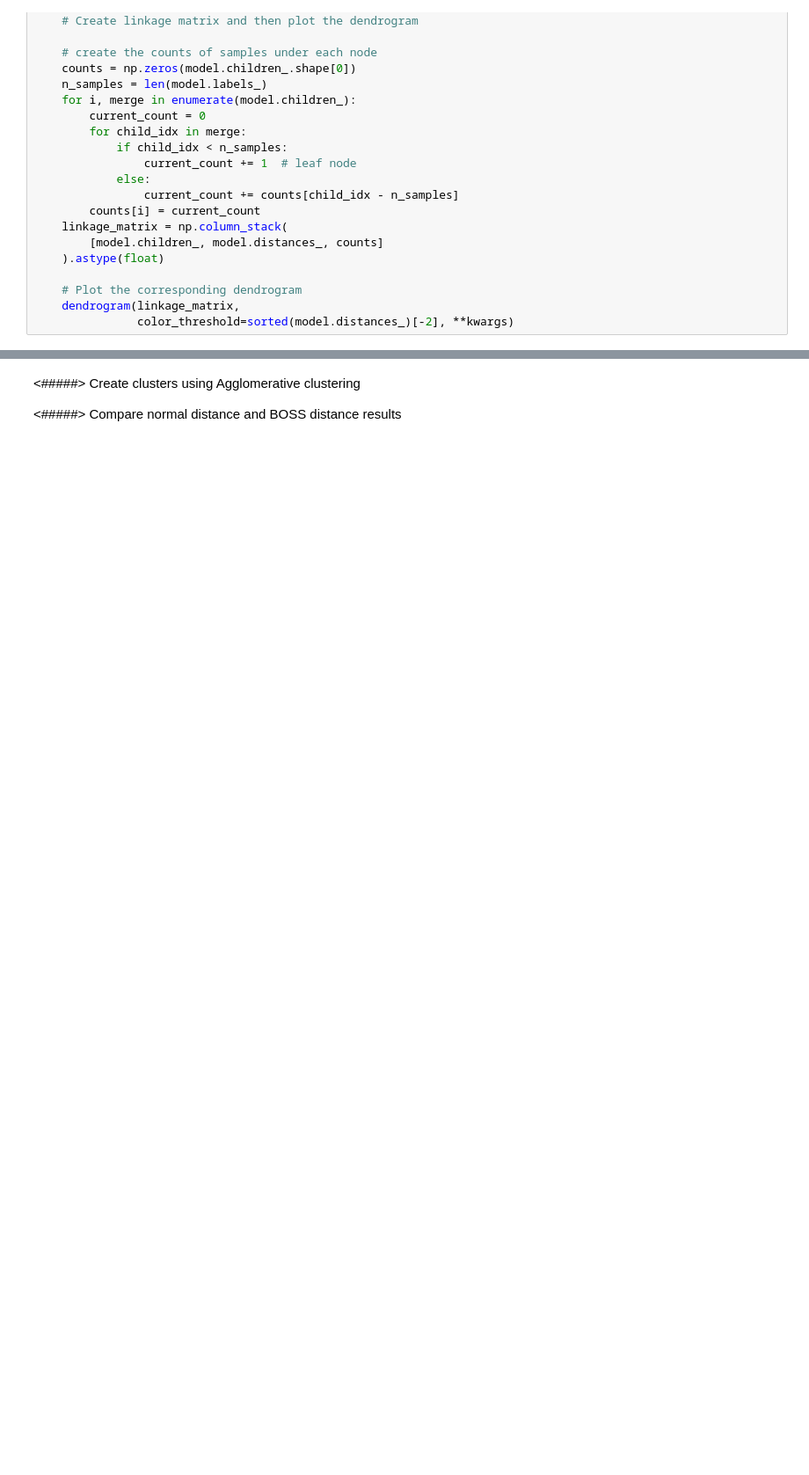
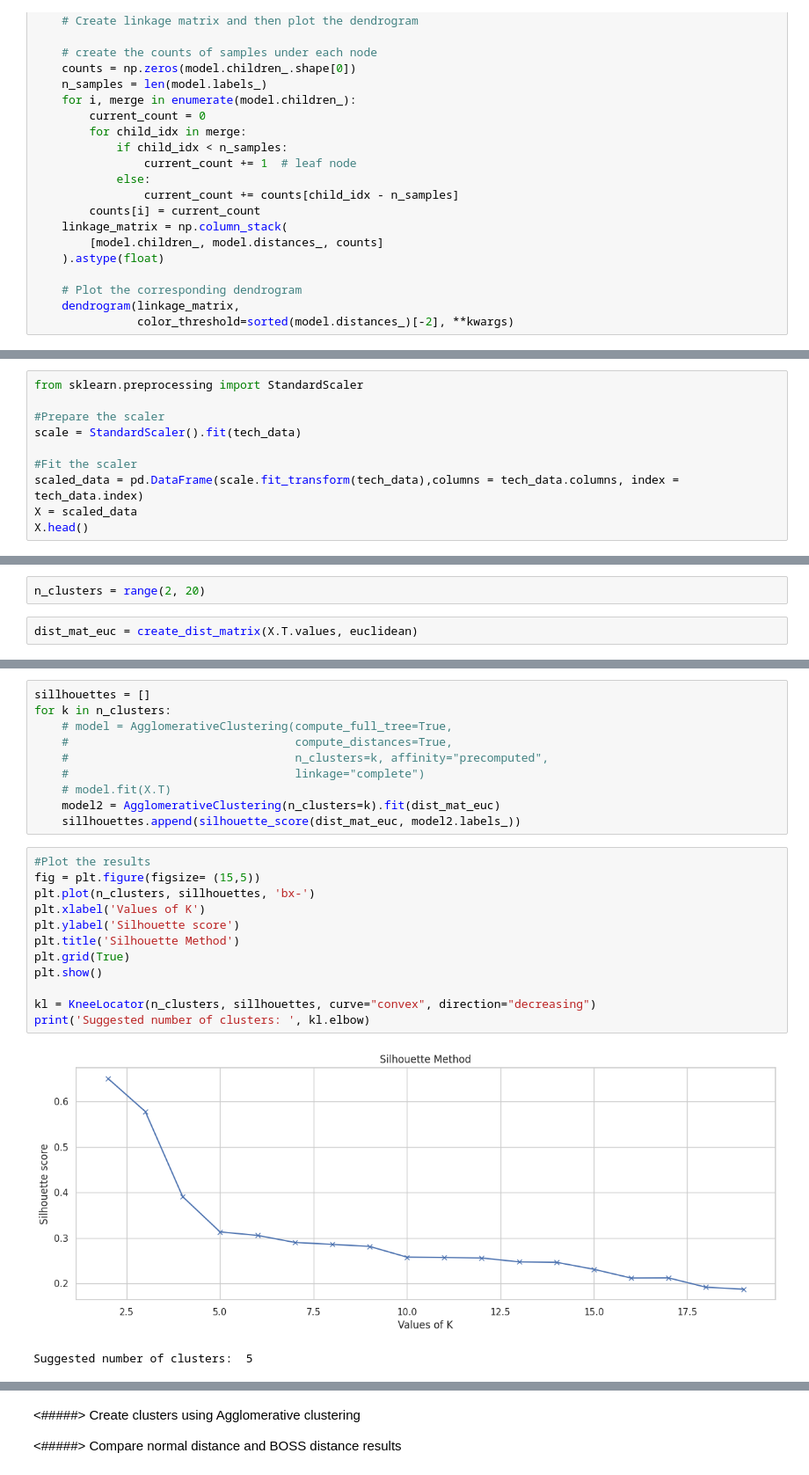
Before and after one commit to pmnerfed/capstone_option_trading, a Jupyter notebook: Review/Review.ipynb, the cells around one changed output, grey strips where cells are left out. Shown at 88% size. Drawn from its saved outputs; the diff is of its cells as text; blank space fills up the shorter version.

```diff
--- a/Review/Review.ipynb
+++ b/Review/Review.ipynb
@@ -492,0 +495,10 @@ def plot_dendrogram(model, **kwargs):
+# %%
+from sklearn.preprocessing import StandardScaler
+
+#Prepare the scaler
+scale = StandardScaler().fit(tech_data)
+
+#Fit the scaler
+scaled_data = pd.DataFrame(scale.fit_transform(tech_data),columns = tech_data.columns, index = tech_data.index)
+X = scaled_data
+X.head()
@@ -492,0 +518,4 @@ def plot_dendrogram(model, **kwargs):
+# %%
+n_clusters = range(2, 20)
+# %%
+dist_mat_euc = create_dist_matrix(X.T.values, euclidean)
@@ -492,0 +542,25 @@ def plot_dendrogram(model, **kwargs):
+# %%
+sillhouettes = []
+for k in n_clusters:
+    # model = AgglomerativeClustering(compute_full_tree=True,
+    #                                 compute_distances=True,
+    #                                 n_clusters=k, affinity="precomputed",
+    #                                 linkage="complete")
+    # model.fit(X.T)
+    model2 = AgglomerativeClustering(n_clusters=k).fit(dist_mat_euc)
+    sillhouettes.append(silhouette_score(dist_mat_euc, model2.labels_))
+# %%
+#Plot the results
+fig = plt.figure(figsize= (15,5))
+plt.plot(n_clusters, sillhouettes, 'bx-')
+plt.xlabel('Values of K')
+plt.ylabel('Silhouette score')
+plt.title('Silhouette Method')
+plt.grid(True)
+plt.show()
+
+kl = KneeLocator(n_clusters, sillhouettes, curve="convex", direction="decreasing")
+print('Suggested number of clusters: ', kl.elbow)
+# %% [output]
+[figure, added]
+Suggested number of clusters:  5
```
Also changed, not shown: parts of 26 cells of this notebook.
